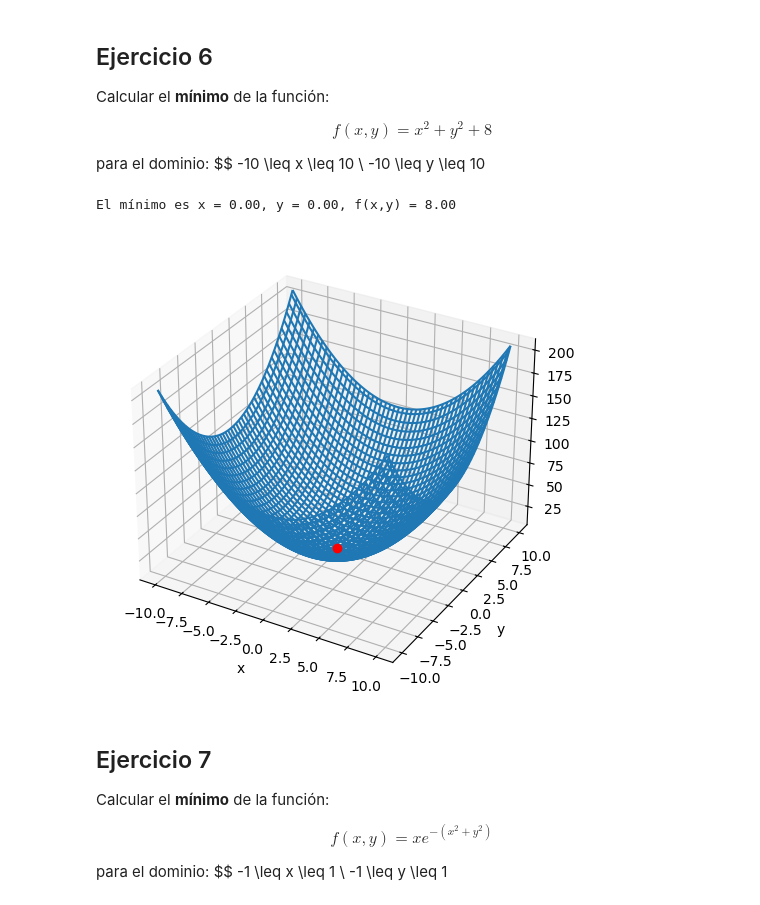
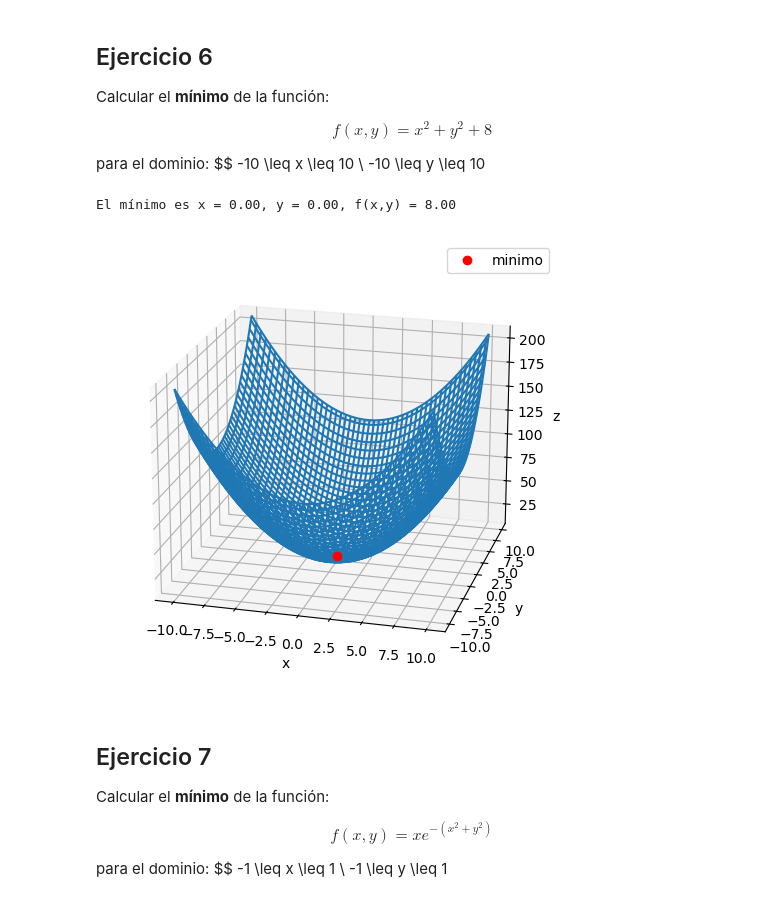
Before and after one commit to AlejandroRG03/computacion_master, a Jupyter notebook: computacion_numerica/optimizacion.ipynb, the cells around one changed output. Drawn from its saved outputs; the diff is of its cells as text; code cells hidden in the pictures.

```diff
--- a/computacion_numerica/optimizacion.ipynb
+++ b/computacion_numerica/optimizacion.ipynb
@@ -275,36 +275,38 @@ import matplotlib.pyplot as plt
 from scipy.optimize import minimize
 
 def f(x):
     x, y = x
     return x**2 + y**2 + 8
 
 fig = plt.figure()
 ax = fig.add_subplot(111, projection = '3d')
 
 x = y = np.linspace(-10,10,100)
 x, y = np.meshgrid(x,y)
 ax.plot_wireframe(x,y, f([x,y]))
 
 xmin = ymin = -10
 xmax = ymax = 10
 
 minimo = minimize(f, x0=(0,0), bounds=([xmin,xmax],[ymin,ymax]))
 x0, y0 = minimo.x
 fmin = minimo.fun
 print(f'El mínimo es x = {x0:.2f}, y = {y0:.2f}, f(x,y) = {fmin:.2f}')
 
-ax.plot(x0,y0, f([x0,y0]), 'ro', zorder = 10)
+ax.plot(x0,y0, f([x0,y0]), 'ro', zorder = 10, label = 'minimo')
 
 ax.set_xlabel('x')
 ax.set_ylabel('y')
 ax.set_zlabel('z')
 
+ax.view_init(elev=20, azim=-75)
+
 fig.tight_layout()
-
+plt.legend()
 plt.show()
 # %% [output]
 El mínimo es x = 0.00, y = 0.00, f(x,y) = 8.00
-[figure, old version]
+[figure, new version]
 # %% [markdown]
 ## Ejercicio 7
 
```
Also changed, not shown: 2 other files.
